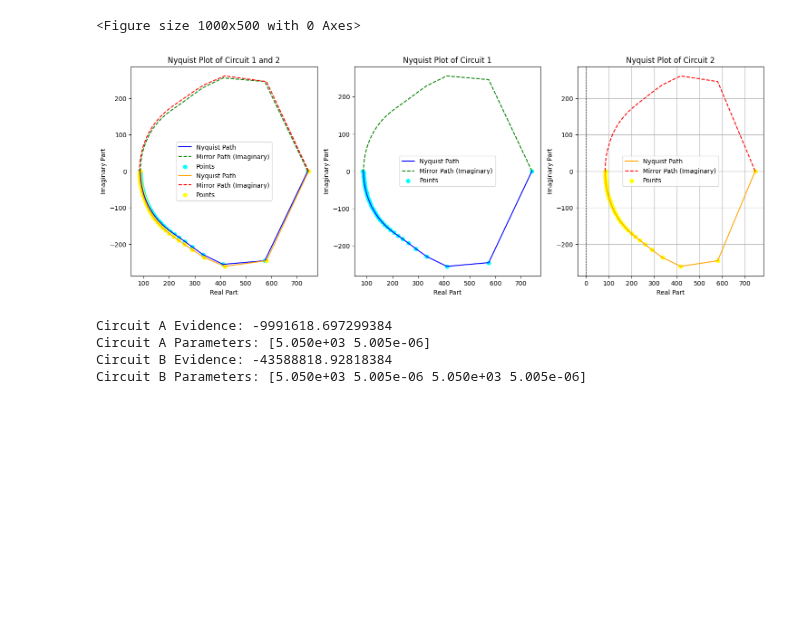
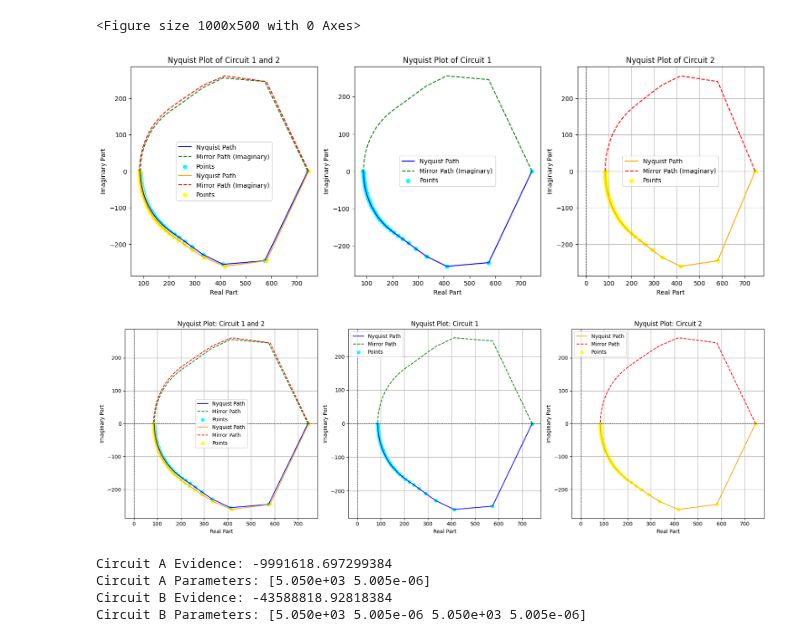
Before and after one commit to calvinbootsman/Data-Fusion-Architecture, a Jupyter notebook: DFA_ass_2.ipynb, the cells around one changed output. Saved outputs shown, nothing was run; the diff lists cells and outputs as text; code cells hidden in the pictures; blank space fills up the shorter version.

```diff
--- a/DFA_ass_2.ipynb
+++ b/DFA_ass_2.ipynb
@@ -52,33 +52,66 @@ axs[2].plot(complex_values2.real, -complex_values2.imag, color="red", linestyle=
 axs[2].scatter(complex_values2.real, complex_values2.imag, color='yellow', label='Points')  # Optional: Show discrete points
 axs[2].set_xlabel('Real Part')
 axs[2].set_ylabel('Imaginary Part')
 axs[2].set_title('Nyquist Plot of Circuit 2')
 axs[2].legend()
 
 plt.axhline(0, color='black', linewidth=0.8, linestyle='--')
 plt.axvline(0, color='black', linewidth=0.8, linestyle='--')
 plt.grid()
 plt.show()
 
 #w=ct.tf()real_circuit1, imag_circuit1
 #print(w)
 #count, contour = ct.nyquist_plot(w, return_contour=True, arrows=2, arrow_size=8, start_marker=0, start_marker_size=12, linewidth=2)
 
 # Circuit 1
 #plt.plot(real_circuit1, -imag_circuit1, 'o-', label='Circuit 1')
 
 # Circuit 2
 #plt.plot(real_circuit2, -imag_circuit2, 's-', label='Circuit 2')
 
 #plt.title("Nyquist Plot")
 #plt.xlabel("Real Impedance (Ohms)")
 #plt.ylabel("Imaginary Impedance (-Ohms)")
 #plt.legend()
 #plt.grid()
 #plt.show()
+
+# Define function for Nyquist plots
+def plot_nyquist(ax, real, imag, color1, color2, color3, title):
+    complex_values = real + 1j * imag
+    ax.plot(complex_values.real, complex_values.imag, color=color1, label='Nyquist Path')
+    ax.plot(complex_values.real, -complex_values.imag, color=color2, linestyle='--', label='Mirror Path')
+    ax.scatter(complex_values.real, complex_values.imag, color=color3, label='Points')
+    ax.set_xlabel('Real Part')
+    ax.set_ylabel('Imaginary Part')
+    ax.set_title(title)
+    ax.legend()
+
+
+# Create subplots
+fig, axs = plt.subplots(1, 3, figsize=(18, 6))
+
+# Plot for each subplot
+plot_nyquist(axs[0], real_circuit1, imag_circuit1, "blue", "green", "aqua", "Nyquist Plot: Circuit 1")
+plot_nyquist(axs[0], real_circuit2, imag_circuit2, "orange", "red", "yellow", "Nyquist Plot: Circuit 2")
+axs[0].set_title('Nyquist Plot: Circuit 1 and 2')
+
+plot_nyquist(axs[1], real_circuit1, imag_circuit1, "blue", "green", "aqua", "Nyquist Plot: Circuit 1")
+plot_nyquist(axs[2], real_circuit2, imag_circuit2, "orange", "red", "yellow", "Nyquist Plot: Circuit 2")
+
+# Add global grid and axis lines
+for ax in axs:
+    ax.axhline(0, color='black', linewidth=0.8, linestyle='--')
+    ax.axvline(0, color='black', linewidth=0.8, linestyle='--')
+    ax.grid()
+
+plt.tight_layout()
+plt.show()
 # %% [output]
 <Figure size 1000x500 with 0 Axes>
 [figure]
+[figure, added]
 # %%
 # Define models for Circuit A and Circuit B
 def model_circuit_a(frequencies, R, C):
```
Also changed, not shown: 1 other file.
